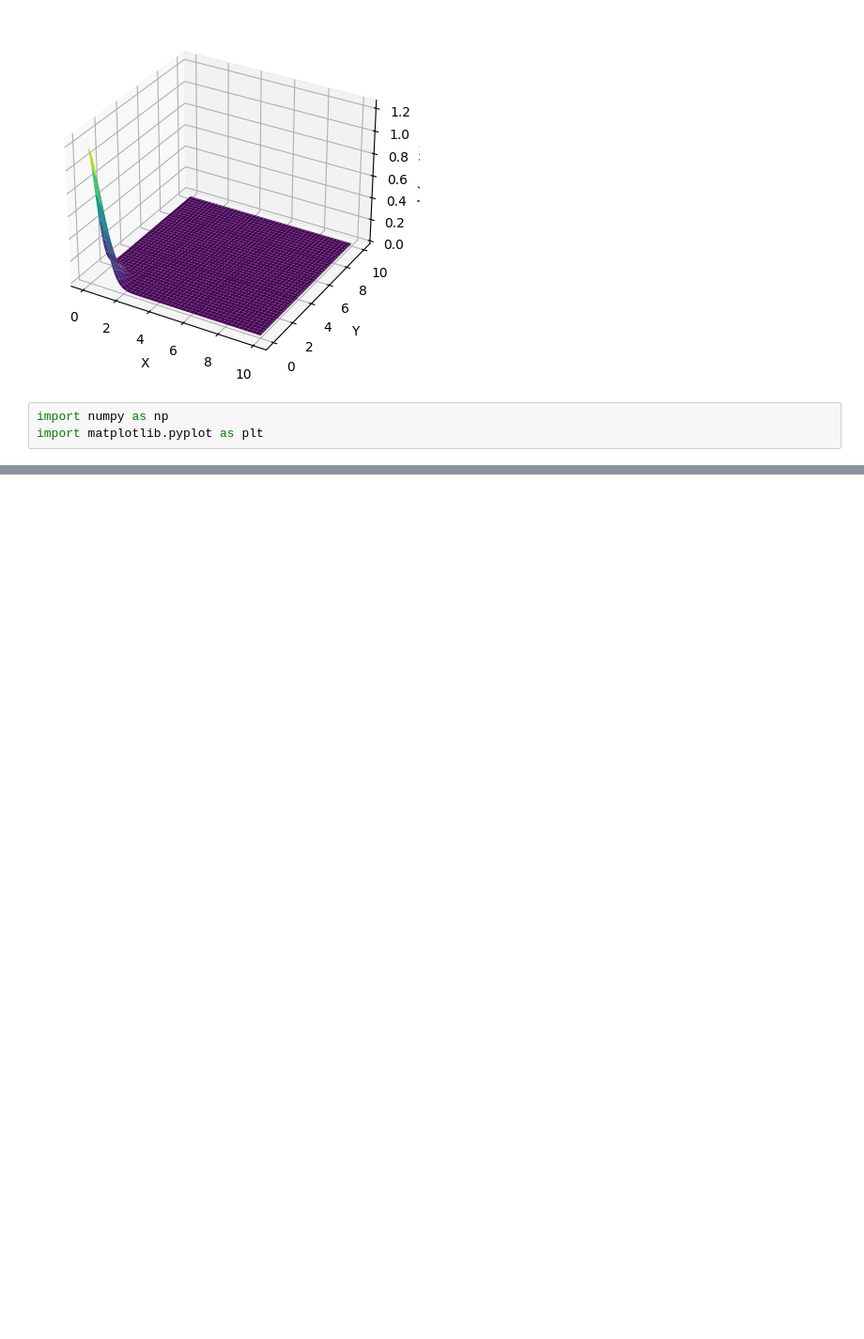
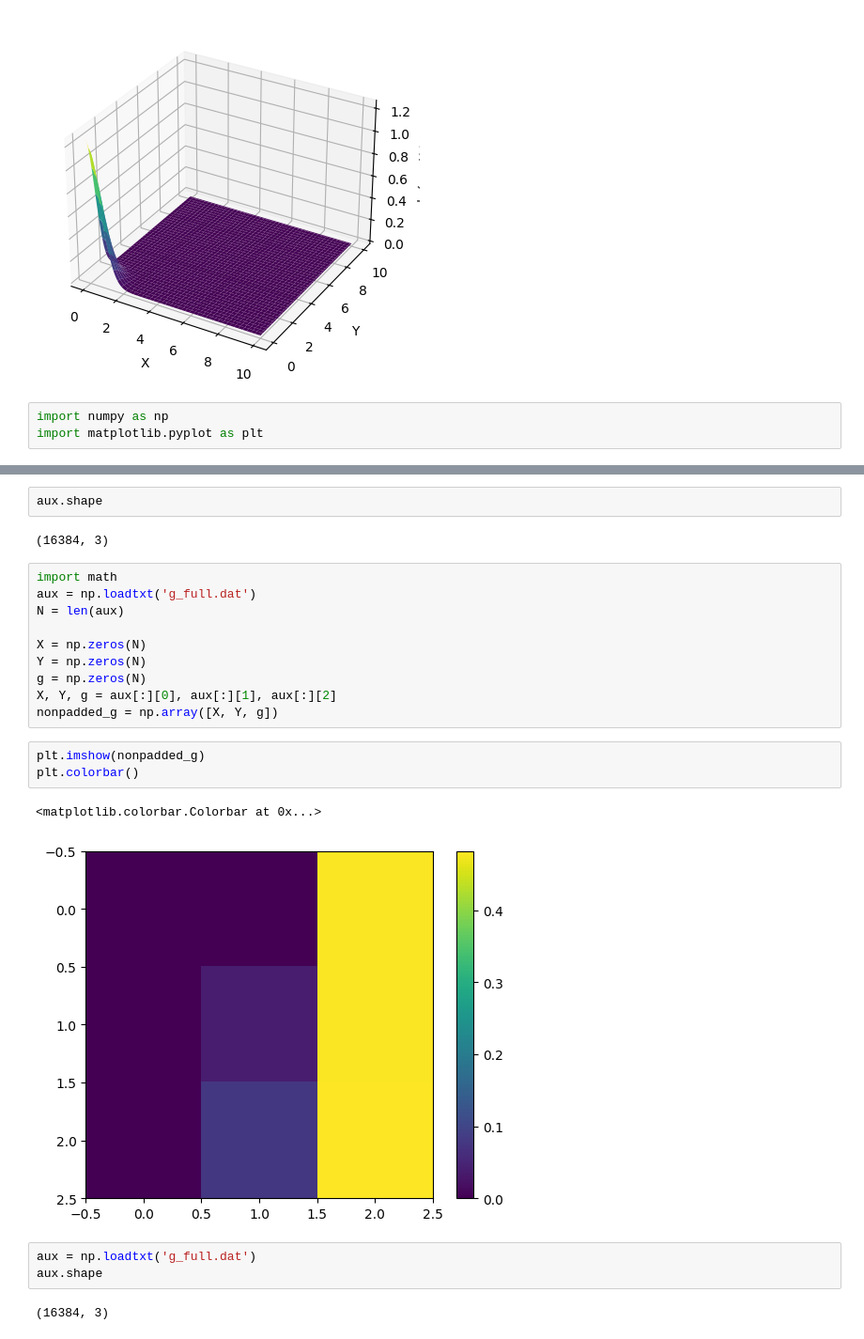
Before and after one commit to Danielslimaa/HNC-cartesian, a Jupyter notebook: main.ipynb, the cells around one changed output, grey strips where cells are left out. Shown at 94% size. Saved outputs shown, nothing was run; the diff lists cells and outputs as text; blank space fills up the shorter version.

```diff
--- a/main.ipynb
+++ b/main.ipynb
@@ -486,0 +471,25 @@ len(S)
+# %%
+aux.shape
+# %% [output]
+(16384, 3)
+# %%
+import math
+aux = np.loadtxt('g_full.dat')
+N = len(aux)
+
+X = np.zeros(N)
+Y = np.zeros(N)
+g = np.zeros(N)
+X, Y, g = aux[:][0], aux[:][1], aux[:][2]
+nonpadded_g = np.array([X, Y, g])
+# %%
+plt.imshow(nonpadded_g)
+plt.colorbar()
+# %% [output]
+<matplotlib.colorbar.Colorbar at 0x...>
+[figure, added]
+# %%
+aux = np.loadtxt('g_full.dat')
+aux.shape
+# %% [output]
+(16384, 3)
```
Also changed, not shown: parts of 7 cells of this notebook, 2 other files.
